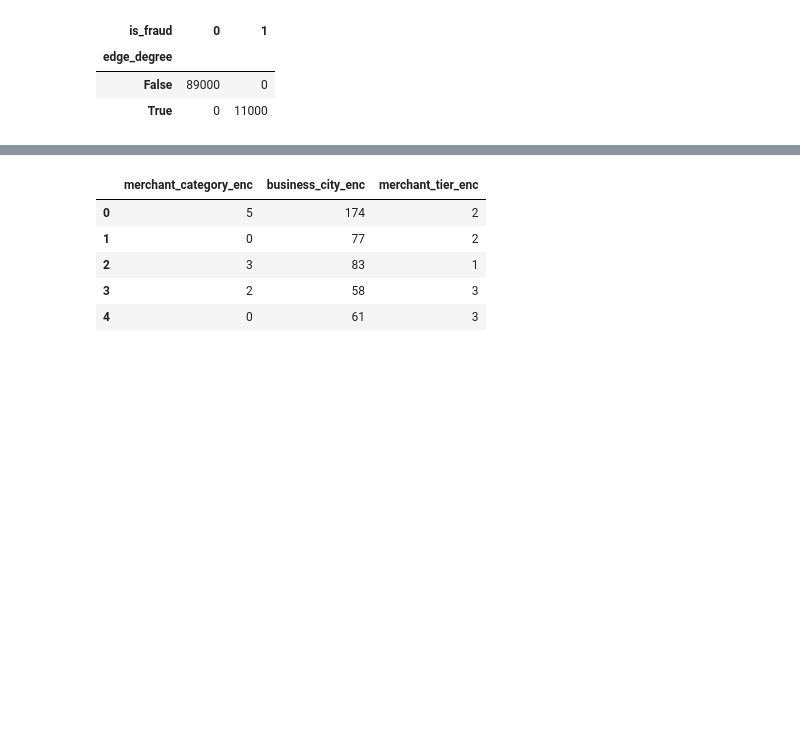
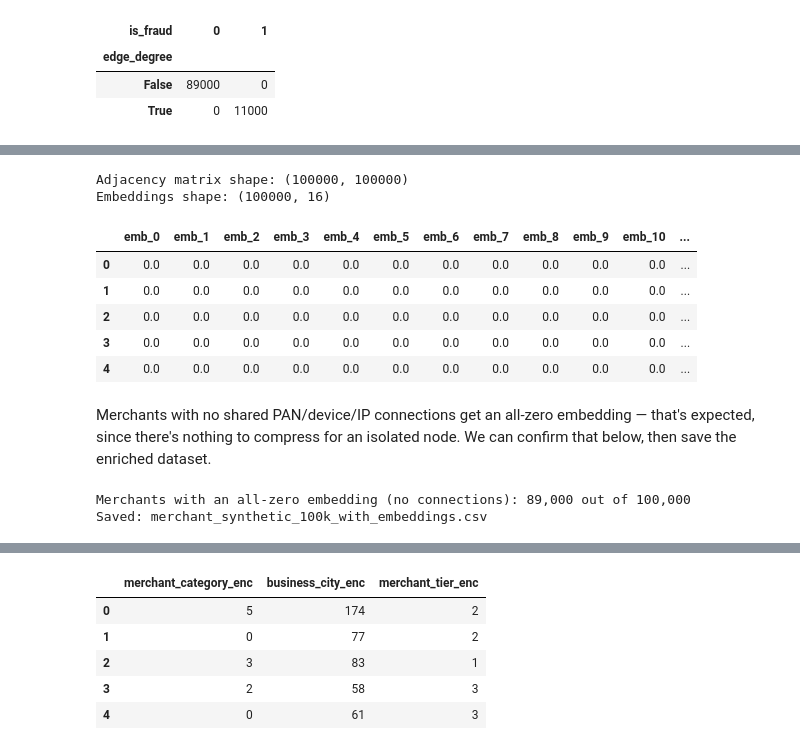
Before and after one commit to tanishqkatiyar-sys/PAN-Merchant-Fraud-Detection, a Jupyter notebook: ML/PAN_Merchant_Fraud_Detection_EDA_Modeling.ipynb, the cells around one changed output, grey strips where cells are left out. Drawn from its saved outputs; the diff is of its cells as text; code cells hidden in the pictures; blank space fills up the shorter version.

```diff
--- a/ML/PAN_Merchant_Fraud_Detection_EDA_Modeling.ipynb
+++ b/ML/PAN_Merchant_Fraud_Detection_EDA_Modeling.ipynb
@@ -280,0 +303,51 @@ Correlation between edge_degree and is_fraud: 0.9996
+# %%
+import networkx as nx
+from sklearn.decomposition import TruncatedSVD
+
+EMBED_DIM = 16
+
+
+G = nx.Graph()
+G.add_nodes_from(merchants["merchant_id"])
+G.add_weighted_edges_from(edges[["merchant_A", "merchant_B", "weight"]].values)
+
+
+merchant_order = merchants["merchant_id"].tolist()
+
+
+adjacency_matrix = nx.to_scipy_sparse_array(G, nodelist=merchant_order, weight="weight")
+print("Adjacency matrix shape:", adjacency_matrix.shape)
+
+
+svd = TruncatedSVD(n_components=EMBED_DIM, random_state=42)
+embeddings = svd.fit_transform(adjacency_matrix)
+print("Embeddings shape:", embeddings.shape)
+
+
+embedding_df = pd.DataFrame(embeddings, columns=[f"emb_{i}" for i in range(EMBED_DIM)])
+embedding_df["merchant_id"] = merchant_order
+
+merchants = merchants.merge(embedding_df, on="merchant_id", how="left")
+merchants.filter(like="emb_").head()
+# %% [output]
+Adjacency matrix shape: (100000, 100000)
+Embeddings shape: (100000, 16)
+|  | emb_0 | emb_1 | emb_2 | emb_3 | emb_4 | emb_5 | emb_6 | emb_7 | emb_8 | emb_9 | emb_10 | ... |
+| 0 | 0.0 | 0.0 | 0.0 | 0.0 | 0.0 | 0.0 | 0.0 | 0.0 | 0.0 | 0.0 | 0.0 | ... |
+| 1 | 0.0 | 0.0 | 0.0 | 0.0 | 0.0 | 0.0 | 0.0 | 0.0 | 0.0 | 0.0 | 0.0 | ... |
+| 2 | 0.0 | 0.0 | 0.0 | 0.0 | 0.0 | 0.0 | 0.0 | 0.0 | 0.0 | 0.0 | 0.0 | ... |
+| 3 | 0.0 | 0.0 | 0.0 | 0.0 | 0.0 | 0.0 | 0.0 | 0.0 | 0.0 | 0.0 | 0.0 | ... |
+| 4 | 0.0 | 0.0 | 0.0 | 0.0 | 0.0 | 0.0 | 0.0 | 0.0 | 0.0 | 0.0 | 0.0 | ... |
+# %% [markdown]
+Merchants with no shared PAN/device/IP connections get an all-zero embedding —
+that's expected, since there's nothing to compress for an isolated node. We can
+confirm that below, then save the enriched dataset.
+# %%
+n_isolated = (merchants.filter(like="emb_").sum(axis=1) == 0).sum()
+print(f"Merchants with an all-zero embedding (no connections): {n_isolated:,} out of {len(merchants):,}")
+
+merchants.to_csv("merchant_synthetic_100k_with_embeddings.csv", index=False)
+print("Saved: merchant_synthetic_100k_with_embeddings.csv")
+# %% [output]
+Merchants with an all-zero embedding (no connections): 89,000 out of 100,000
+Saved: merchant_synthetic_100k_with_embeddings.csv
```
Also changed, not shown: parts of 14 cells of this notebook, 1 other file.
